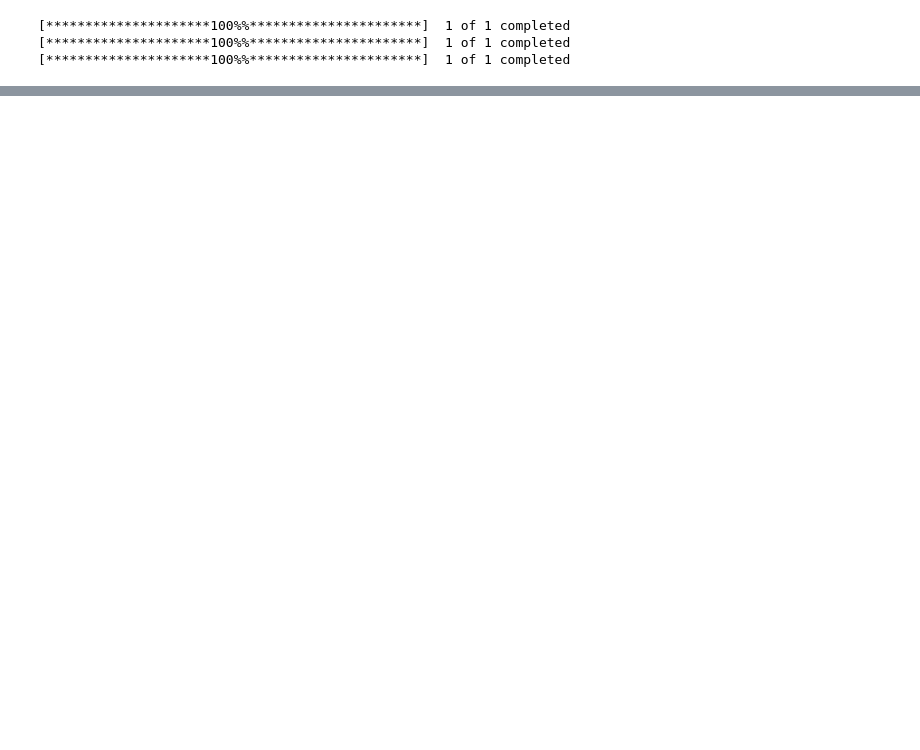
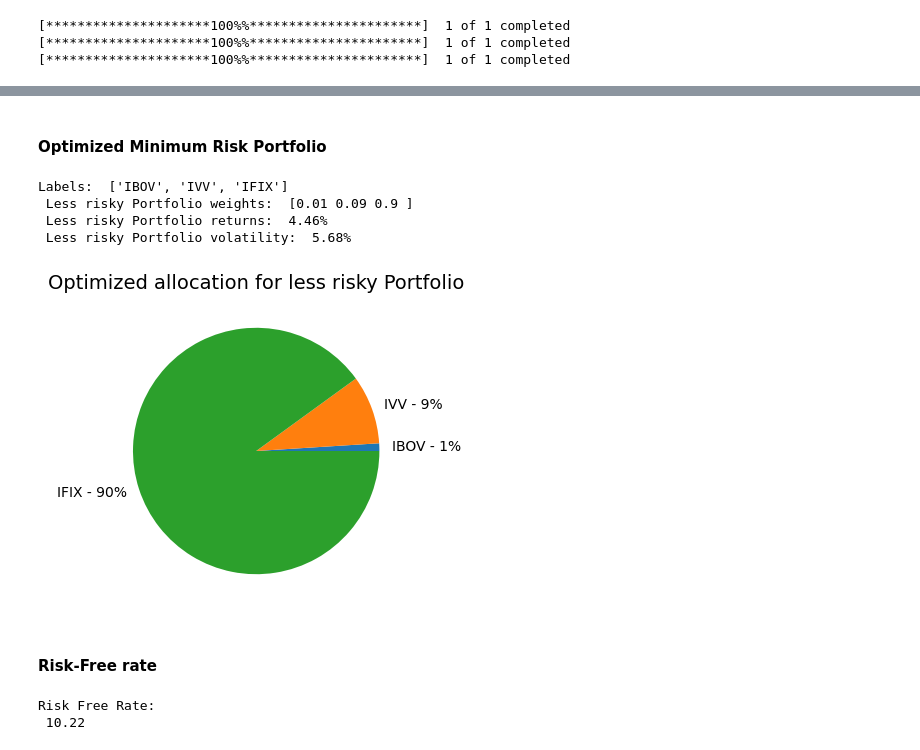
Before and after one commit to paulinhok14/Asset-Allocation, a Jupyter notebook: asset_allocation.ipynb, the cells around one changed output, grey strips where cells are left out. Saved outputs shown, nothing was run; the diff lists cells and outputs as text; code cells hidden in the pictures; blank space fills up the shorter version.

```diff
--- a/asset_allocation.ipynb
+++ b/asset_allocation.ipynb
@@ -235,0 +218,9 @@ def my_function():
+# %%
+# Function definition for Return and Risk calculation
+
+def port_ret(weights): # Return calculation function
+    return np.sum(consolidated_variation_without_cdi.mean()*252*weights)
+
+def port_vol(weights): # Risk calculation function
+    return math.sqrt(np.dot(weights, np.dot(consolidated_variation_cov_without_cdi, weights)))
+    # Remember that np.dot ignores .T of vector transposition. Always do the automatic multiplication
@@ -235,0 +229,38 @@ def my_function():
+# %%
+# Function constraints definition
+
+min_lim = 0.00 # Minimum limit of allocation (for each asset)
+max_lim = 1-min_lim # Maximum limit of allocation (for each asset)
+
+constr = ({'type': 'eq', 'fun': lambda x: np.sum(x)-1}) # Weights sum equals 1
+bnds = tuple((min_lim, max_lim) for x in range(n_asset_classes)) # Generates a tuple (min_lim, max_lim) for each Asset Class
+weights_i = np.array(n_asset_classes*[1/n_asset_classes]) # Initiates with same weight for all Assets
+# %% [markdown]
+#### Optimized Minimum Risk Portfolio
+# %%
+# Portfolio Optimization - Less Risky portfolio
+optimal_less_vol=sco.optimize.minimize(port_vol, weights_i, method='SLSQP', bounds=bnds, constraints=constr)
+
+# Optimized weights with less risk (volatility)
+optimal_weight = optimal_less_vol['x'].round(2)
+optimal_ret = port_ret(optimal_less_vol['x'])
+optimal_vol = port_vol(optimal_less_vol['x'])
+
+columns_label = consolidated_variation_cov_without_cdi.columns.to_list()
+print('Labels: ', columns_label, '\n',
+     'Less risky Portfolio weights: ', optimal_weight, '\n',
+     'Less risky Portfolio returns: ', '{:.2%}'.format(optimal_ret/100), '\n',
+     'Less risky Portfolio volatility: ', '{:.2%}'.format(optimal_vol/100))
+
+combined_list = [f'{label} - {weight*100:.0f}%' for label, weight in zip(columns_label, optimal_weight)]
+# Generating Pie Chart for suggested allocation
+plt.figure(figsize=(8,4))
+plt.pie(optimal_weight, labels=combined_list)
+plt.title('Optimized allocation for less risky Portfolio', fontsize=14)
+plt.show()
+# %% [output]
+Labels:  ['IBOV', 'IVV', 'IFIX']
+ Less risky Portfolio weights:  [0.01 0.09 0.9 ]
+ Less risky Portfolio returns:  4.46%
+ Less risky Portfolio volatility:  5.68%
+[figure, added]
@@ -235,0 +278,8 @@ def my_function():
+# %% [markdown]
+#### Risk-Free rate
+# %%
+risk_free_tx = float("{:.2f}".format(float(str(cdi_avg_return.values.tolist()).strip('[]'))))
+print("Risk Free Rate:\n", risk_free_tx)
+# %% [output]
+Risk Free Rate:
+ 10.22
```
Also changed, not shown: parts of 21 cells of this notebook, 1 other file.
